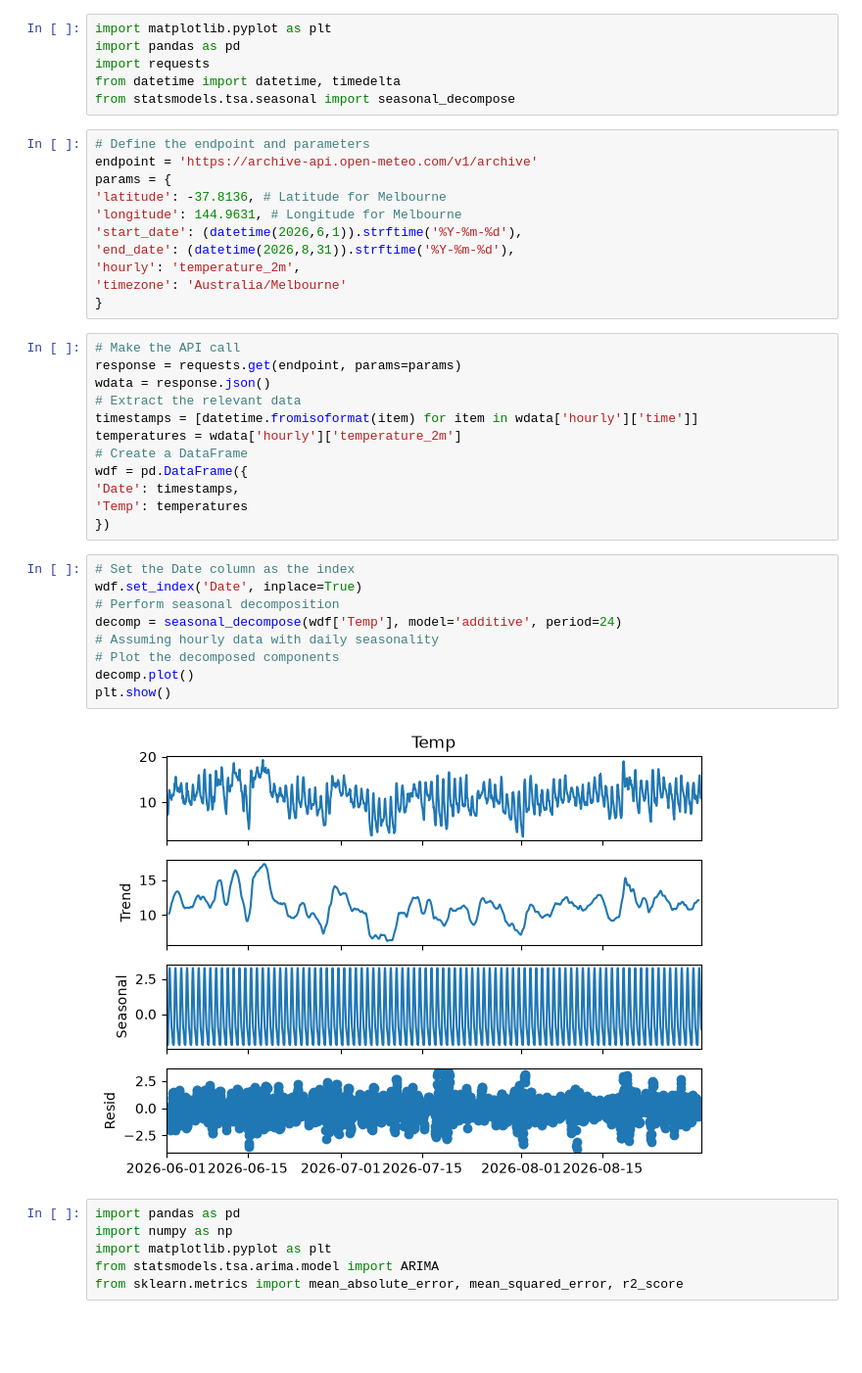
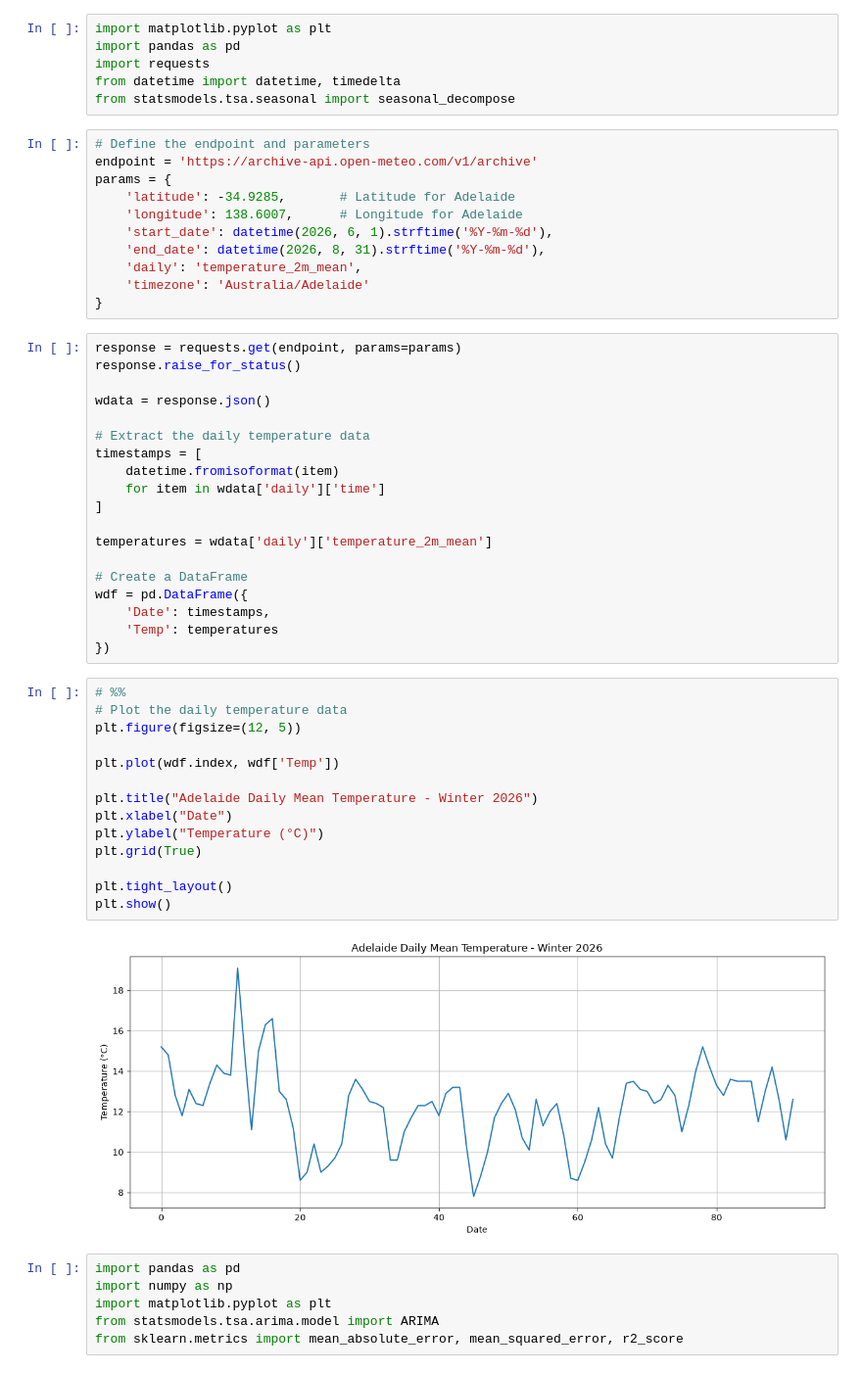
Before and after one commit to kazaarplaya/Artificial-Intelligence, a Jupyter notebook: Lab06_puja0009/Misc/question3.ipynb, the cells around one changed output. Shown at 98% size. Saved outputs shown, nothing was run; the diff lists cells and outputs as text; blank space fills up the shorter version.

```diff
--- a/Lab06_puja0009/Misc/question3.ipynb
+++ b/Lab06_puja0009/Misc/question3.ipynb
@@ -8,36 +8,48 @@ from statsmodels.tsa.seasonal import seasonal_decompose
 # Define the endpoint and parameters
 endpoint = 'https://archive-api.open-meteo.com/v1/archive'
 params = {
-'latitude': -37.8136, # Latitude for Melbourne
-'longitude': 144.9631, # Longitude for Melbourne
-'start_date': (datetime(2026,6,1)).strftime('%Y-%m-%d'),
-'end_date': (datetime(2026,8,31)).strftime('%Y-%m-%d'),
-'hourly': 'temperature_2m',
-'timezone': 'Australia/Melbourne'
+    'latitude': -34.9285,       # Latitude for Adelaide
+    'longitude': 138.6007,      # Longitude for Adelaide
+    'start_date': datetime(2026, 6, 1).strftime('%Y-%m-%d'),
+    'end_date': datetime(2026, 8, 31).strftime('%Y-%m-%d'),
+    'daily': 'temperature_2m_mean',
+    'timezone': 'Australia/Adelaide'
 }
 # %%
-# Make the API call
 response = requests.get(endpoint, params=params)
+response.raise_for_status()
+
 wdata = response.json()
-# Extract the relevant data
-timestamps = [datetime.fromisoformat(item) for item in wdata['hourly']['time']]
-temperatures = wdata['hourly']['temperature_2m']
+
+# Extract the daily temperature data
+timestamps = [
+    datetime.fromisoformat(item)
+    for item in wdata['daily']['time']
+]
+
+temperatures = wdata['daily']['temperature_2m_mean']
+
 # Create a DataFrame
 wdf = pd.DataFrame({
-'Date': timestamps,
-'Temp': temperatures
+    'Date': timestamps,
+    'Temp': temperatures
 })
-# %%
-# Set the Date column as the index
-wdf.set_index('Date', inplace=True)
-# Perform seasonal decomposition
-decomp = seasonal_decompose(wdf['Temp'], model='additive', period=24)
-# Assuming hourly data with daily seasonality
-# Plot the decomposed components
-decomp.plot()
-plt.show()
-# %% [output]
-[figure, removed]
+# %%
+# %%
+# Plot the daily temperature data
+plt.figure(figsize=(12, 5))
+
+plt.plot(wdf.index, wdf['Temp'])
+
+plt.title("Adelaide Daily Mean Temperature - Winter 2026")
+plt.xlabel("Date")
+plt.ylabel("Temperature (°C)")
+plt.grid(True)
+
+plt.tight_layout()
+plt.show()
+# %% [output]
+[figure, added]
 # %%
 import pandas as pd
 import numpy as np
```
Also changed, not shown: parts of 1 cell of this notebook, 8 other files.
